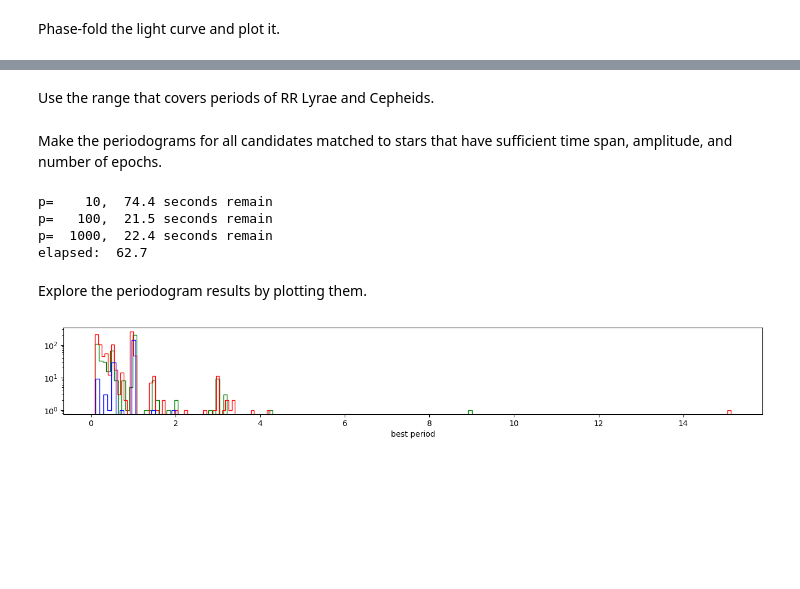
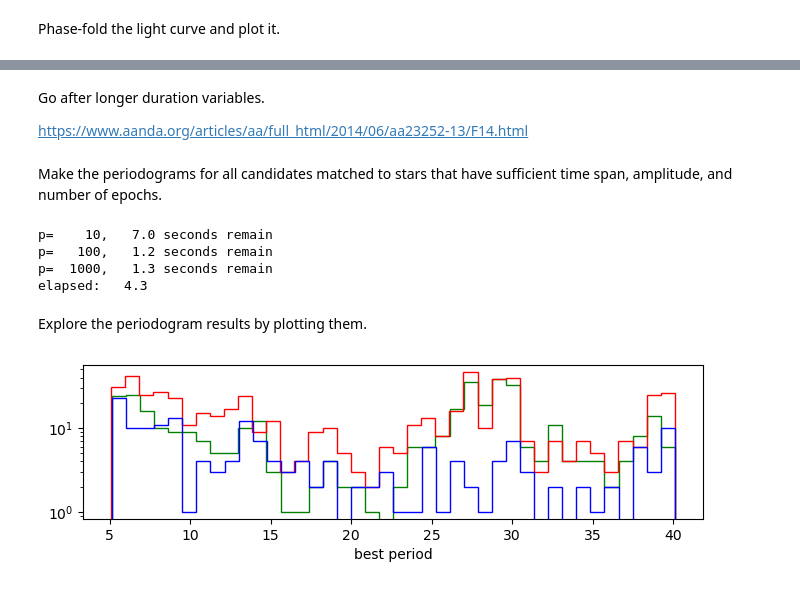
Before and after one commit to MelissaGraham/decam_ddf_tools, a Jupyter notebook: transients_science/stars/1_explore_stars.ipynb, the cells around one changed output, grey strips where cells are left out. Cells and saved outputs as stored; diff of their text form; code cells hidden in the pictures; blank space fills up the shorter version.

```diff
--- a/transients_science/stars/1_explore_stars.ipynb
+++ b/transients_science/stars/1_explore_stars.ipynb
@@ -312,6 +361,6 @@ For RR Lyrae and Cepheids, the periods are ~half a day to ~ten days, so try that
 # %%
 min_p = 0.1 * u.day
-max_p = 20.0 * u.day
+max_p = 20.1 * u.day
 min_f = 1.0 / max_p
 max_f = 1.0 / min_p
 # %% [markdown]
@@ -395,14 +444,20 @@ paramLC_Ppwr_g = np.zeros(len(paramLC_candid), dtype='float') - 1.0
 paramLC_Ppwr_r = np.zeros(len(paramLC_candid), dtype='float') - 1.0
 paramLC_Ppwr_i = np.zeros(len(paramLC_candid), dtype='float') - 1.0
 # %% [markdown]
-Use the range that covers periods of RR Lyrae and Cepheids.
+Go after longer duration variables.
+
+https://www.aanda.org/articles/aa/full_html/2014/06/aa23252-13/F14.html
 # %%
-min_p = 0.1 * u.day
-max_p = 20.0 * u.day
+min_p = 5.1 * u.day
+max_p = 40.1 * u.day
 min_f = 1.0 / max_p
 max_f = 1.0 / min_p
 # %% [markdown]
 Make the periodograms for all candidates matched to stars that have sufficient time span, amplitude, and number of epochs.
+# %%
+min_tspan = 100
+min_amp = 0.5
+min_neps = 40
 # %%
 t1 = time.time()
 
@@ -412,7 +467,9 @@ for p in range(len(paramLC_candid)):
         t2 = time.time()
         print('p=%6i, %5.1f seconds remain' % (p, ((t2-t1)/float(p))*(float(len(paramLC_candid)-p))))
 
-    if (lsdr10xm_flagstar[paramLC_xindex[p]] == 1) & (paramLC_tspan[p] > 40) & (paramLC_amp[p] > 1) & (paramLC_neps[p] > 30):
+    if (lsdr10xm_flagstar[paramLC_xindex[p]] == 1) & \
+    (paramLC_tspan[p] > min_tspan) & (paramLC_amp[p] > min_amp) & \
+    (paramLC_neps[p] > min_neps):
         tmp1 = np.zeros(3, dtype='float')
         tmp2 = np.zeros(3, dtype='float')
         tmp3 = np.zeros(3, dtype='float')
@@ -424,7 +481,8 @@ for p in range(len(paramLC_candid)):
             if len(x) > 30:
                 days = candLC_mjd[x]
                 mags = candLC_mag[x]
-                frequency, power = LombScargle(days * u.day, mags).autopower(minimum_frequency=min_f, maximum_frequency=max_f)
+                frequency, power = LombScargle(days * u.day, mags).autopower(minimum_frequency=min_f,
+                                                                             maximum_frequency=max_f)
                 mx = np.argmax(power)
                 tmp1[f] = 1 / frequency[mx].value
                 tmp2[f] = (np.max(power)-np.mean(power))/np.std(power)
@@ -447,25 +505,25 @@ t2 = time.time()
 print('elapsed: %5.1f' % (t2 - t1))
 del t1, t2
 # %% [output]
-p=    10,  74.4 seconds remain
-p=   100,  21.5 seconds remain
-p=  1000,  22.4 seconds remain
-elapsed:  62.7
+p=    10,   7.0 seconds remain
+p=   100,   1.2 seconds remain
+p=  1000,   1.3 seconds remain
+elapsed:   4.3
 # %% [markdown]
 Explore the periodogram results by plotting them.
 # %%
-plt.figure(figsize=(16, 2))
+plt.figure(figsize=(8, 2))
 gx = np.where(paramLC_Pbest_g > 0.0)[0]
 rx = np.where(paramLC_Pbest_r > 0.0)[0]
 ix = np.where(paramLC_Pbest_i > 0.0)[0]
-plt.hist(paramLC_Pbest_g[gx], bins=100, histtype='step', log=True, color=all_fcolors[0])
-plt.hist(paramLC_Pbest_r[rx], bins=200, histtype='step', log=True, color=all_fcolors[1])
-plt.hist(paramLC_Pbest_i[ix], bins=20, histtype='step', log=True, color=all_fcolors[2])
+plt.hist(paramLC_Pbest_g[gx], bins=40, histtype='step', log=True, color=all_fcolors[0])
+plt.hist(paramLC_Pbest_r[rx], bins=40, histtype='step', log=True, color=all_fcolors[1])
+plt.hist(paramLC_Pbest_i[ix], bins=40, histtype='step', log=True, color=all_fcolors[2])
 del gx, rx, ix
 plt.xlabel('best period')
 plt.show()
 # %% [output]
-[figure, old version]
+[figure, new version]
 # %%
 plt.figure(figsize=(8, 2))
 gx = np.where(paramLC_Psnr_g > 0.0)[0]
```
Also changed, not shown: parts of 24 cells of this notebook.
